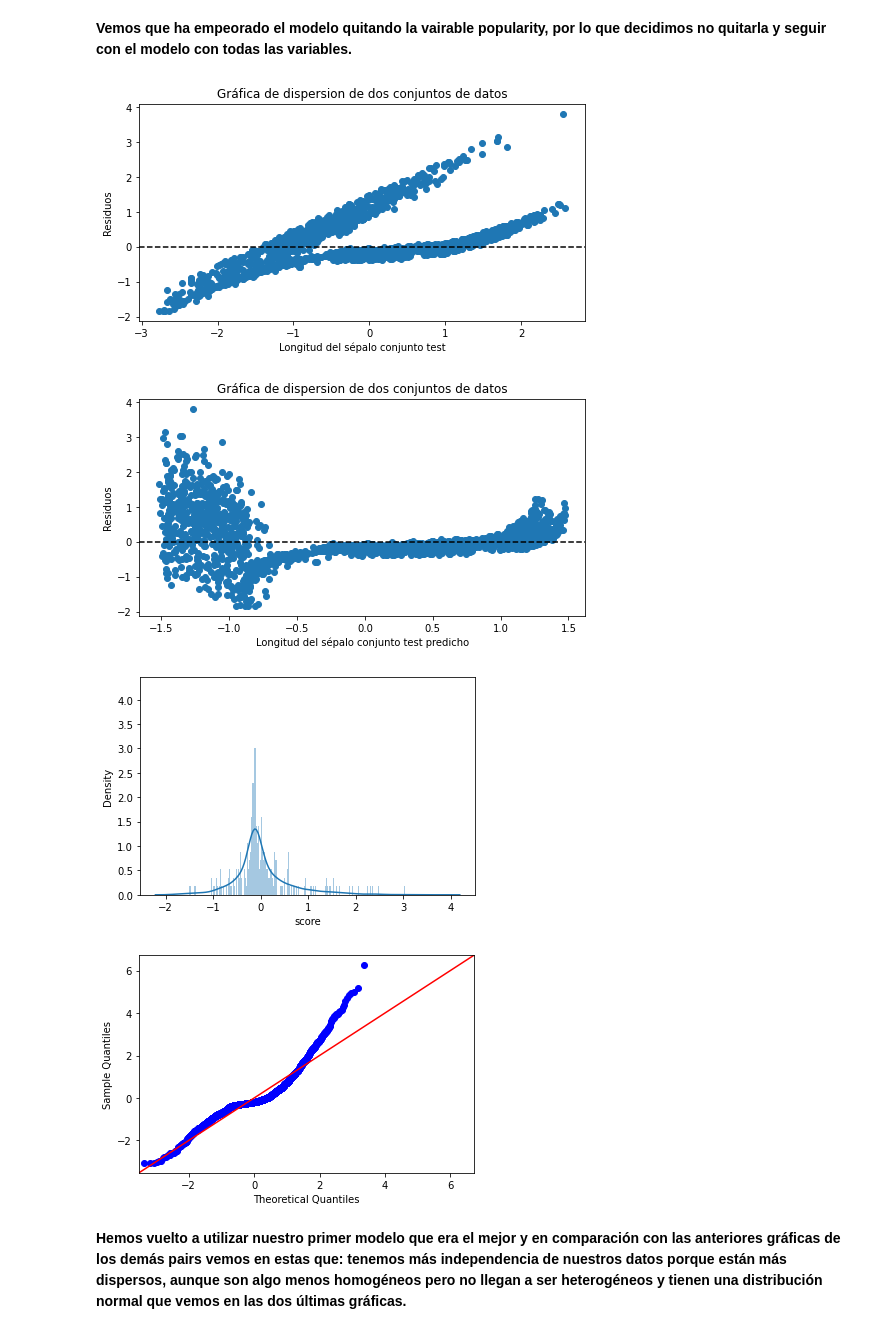
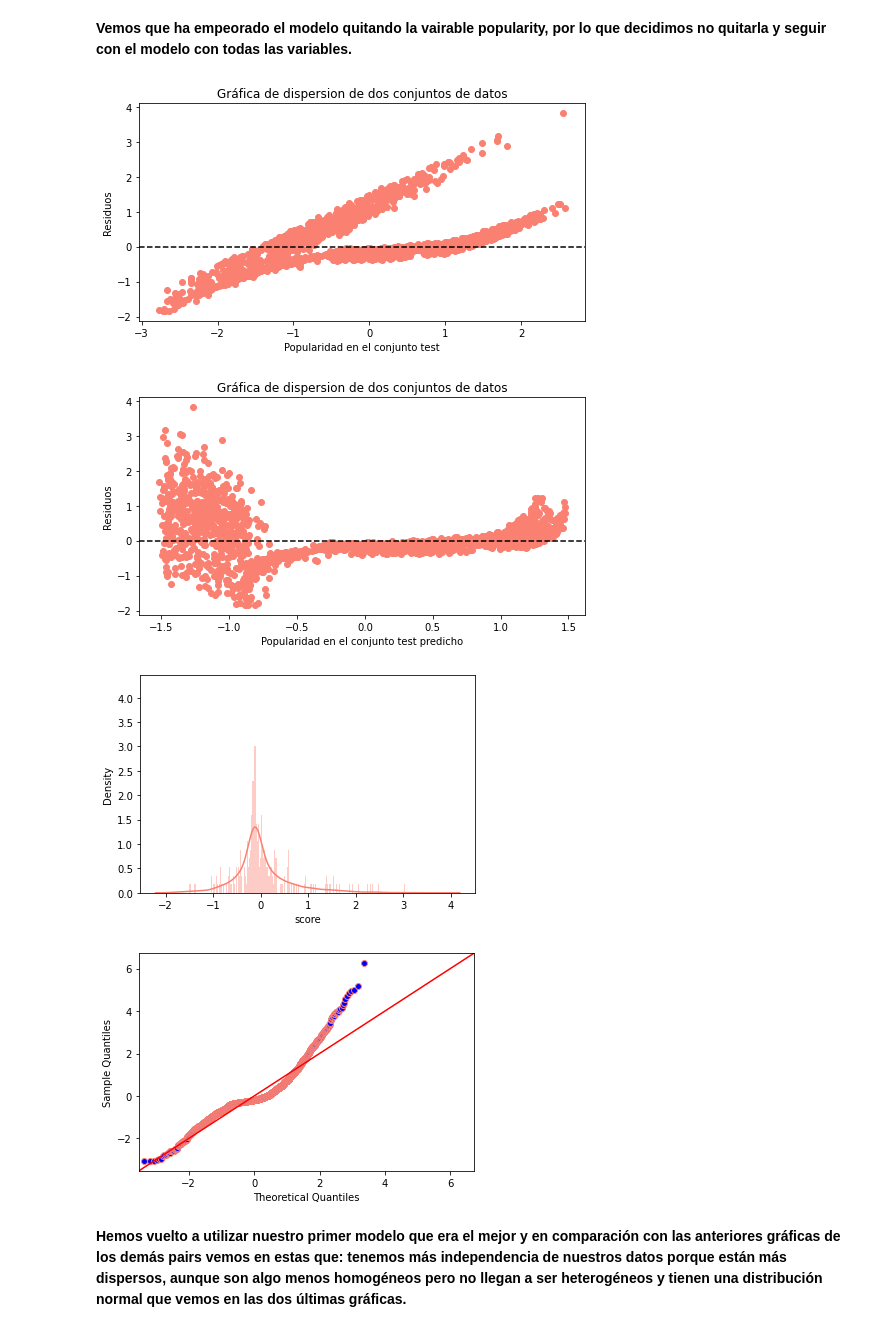
Before and after one commit to Adalab/Adalab-DA-promo-A-module-3-pairprog-3-pair-4-Alicia-Lidia, a Jupyter notebook: Regresión/Regresión 4/pair_regresion_4.ipynb, the cells around one changed output. Cells and saved outputs as stored; diff of their text form; code cells hidden in the pictures.

```diff
--- a/Regresión/Regresión 4/pair_regresion_4.ipynb
+++ b/Regresión/Regresión 4/pair_regresion_4.ipynb
@@ -193,51 +195,51 @@ y = df['score']
 x_train, x_test, y_train, y_test = train_test_split(x, y, test_size = 0.2, random_state = 42)
 
 # Creamos la regresiónn lineal
-LR = LinearRegression() # nos aseguramos de que se normalizan los datos
+LR = LinearRegression()
 # Ajustamos el modelo
 LR.fit(x_train,y_train)
 y_prediction_train =  LR.predict(x_train)
 Adj_r2_train = 1 - (1-r2_score(y_train,y_prediction_train)) * (x_train.shape[0]-1)/(x_train.shape[0]-x_train.shape[1]-1)
 
 y_prediction =  LR.predict(x_test)
 Adj_r2_test = 1 - (1-r2_score(y_test, y_prediction)) * (x_test.shape[0]-1)/(x_test.shape[0]-x_test.shape[1]-1)
 
 
 residuals = (y_test - y_prediction)
 
 
-# 2. Independencia
+# Independencia
 
 fig,ax = plt.subplots(figsize= (8,4))
-plt.scatter(x=y_test , y=residuals)
+plt.scatter(x=y_test , y=residuals, color='salmon')
 plt.axline((float(min(y_prediction)),0),(float(max(y_prediction)),0),color="black",linestyle= '--')
 plt.title('Gráfica de dispersion de dos conjuntos de datos')
-ax.set_xlabel('Longitud del sépalo conjunto test')
+ax.set_xlabel('Popularidad en el conjunto test')
 ax.set_ylabel('Residuos')
 plt.show()
 
 
-# 3. Homocedasticidad
+# Homocedasticidad
 
 fig,ax = plt.subplots(figsize= (8,4))
-plt.scatter(x=y_prediction , y=residuals)
+plt.scatter(x=y_prediction , y=residuals, color='salmon')
 plt.axline((float(min(y_prediction)),0),(float(max(y_prediction)),0),color="black",linestyle= '--')
 plt.title('Gráfica de dispersion de dos conjuntos de datos')
-ax.set_xlabel('Longitud del sépalo conjunto test predicho')
+ax.set_xlabel('Popularidad en el conjunto test predicho')
 ax.set_ylabel('Residuos')
 plt.show()
 
-# 4. Normalidad
+# Normalidad
 fig = plt.figure()
-sns.distplot(residuals,bins = len(residuals))
+sns.distplot(residuals,bins = len(residuals), color='salmon')
 plt.show()
-sm.qqplot(residuals, line = '45', fit = True)
+sm.qqplot(residuals, line = '45', fit = True, color='salmon')
 py.show()
 # %% [output]
-[figure, old version]
+[figure, new version]
-[figure, old version]
+[figure, new version]
-[figure, old version]
+[figure, new version]
-[figure, old version]
+[figure, new version]
 # %% [markdown]
 **Hemos vuelto a utilizar nuestro primer modelo que era el mejor y en comparación con las anteriores gráficas de los demás pairs vemos en estas que: tenemos más independencia de nuestros datos porque están más dispersos, aunque son algo menos homogéneos pero no llegan a ser heterogéneos y tienen una distribución normal que vemos en las dos últimas gráficas.**
 # %% [markdown]
```
Also changed, not shown: parts of 2 cells of this notebook, 3 other files.
